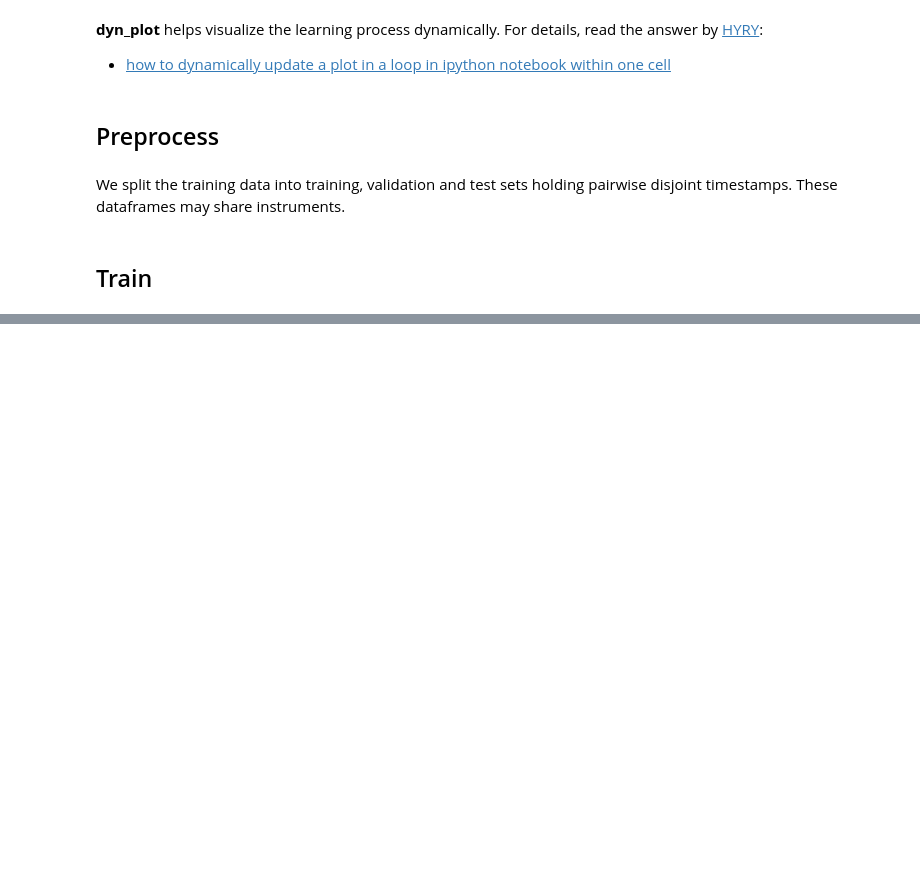
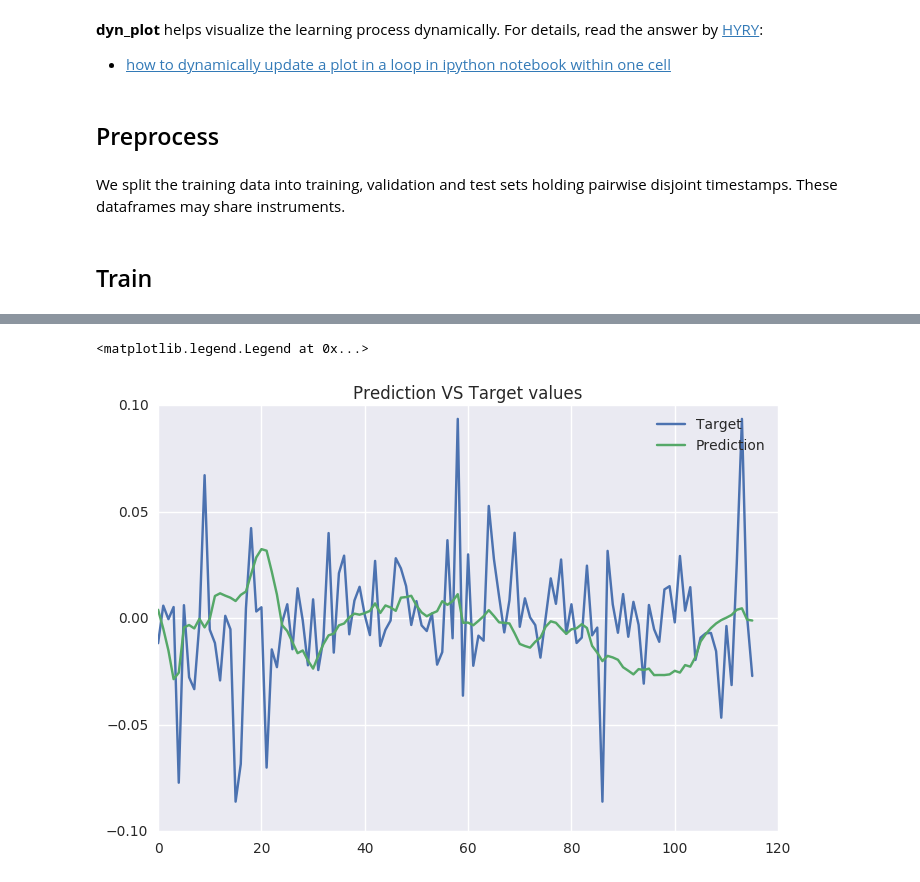
Before and after one commit to xuezhizeng/two-sigma-kaggle, a Jupyter notebook: sample_training.ipynb, the cells around one changed output, grey strips where cells are left out. Drawn from its saved outputs; the diff is of its cells as text; code cells hidden in the pictures; blank space fills up the shorter version.

```diff
--- a/sample_training.ipynb
+++ b/sample_training.ipynb
@@ -91,0 +129,14 @@ These dataframes may share instruments.
+# %%
+sample_stream = train_df[train_df['id'] == 10]
+ssX = np.expand_dims(sample_stream.drop(['id', 'y'], axis=1), axis=0)
+ssy = sample_stream['y'].values
+ssL = [len(ssy)]
+ssP, _ = M.predict_on_batch(session, ssX, ssL)
+# %%
+plt.title("Prediction VS Target values")
+plt.plot(ssy)
+plt.plot(ssP[0,:,0])
+plt.legend(['Target', 'Prediction'])
+# %% [output]
+<matplotlib.legend.Legend at 0x...>
+[figure, added]
```
Also changed, not shown: parts of 10 cells of this notebook, 4 other files.
